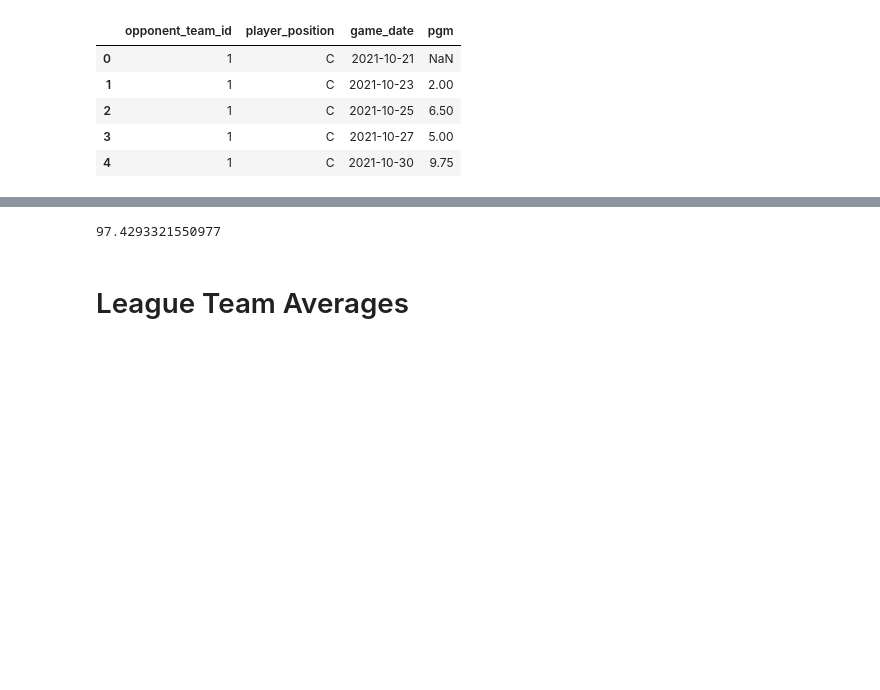
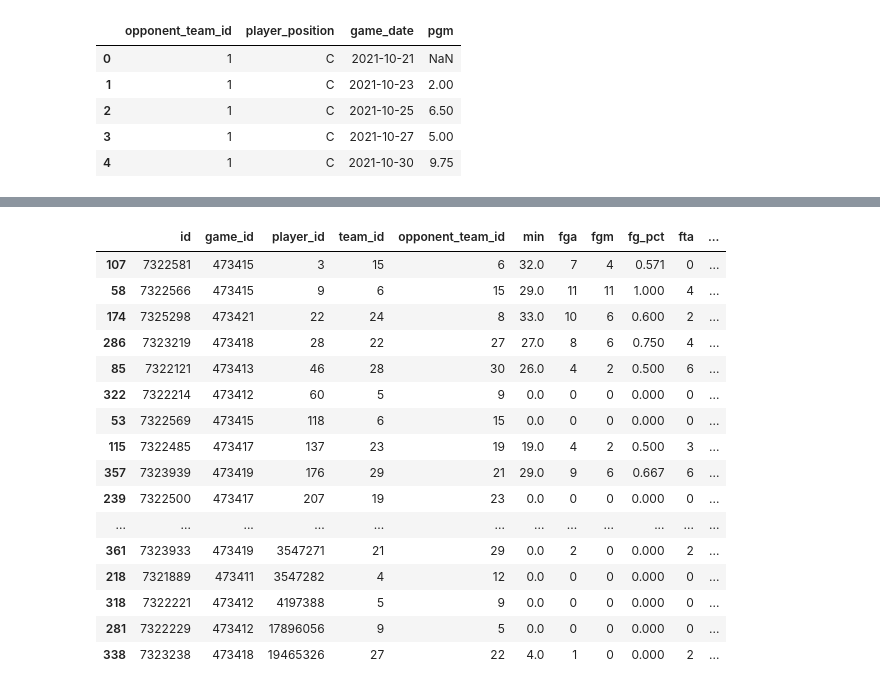
Before and after one commit to curtishiga/NBAstats, a Jupyter notebook: NBA Analysis.ipynb, the cells around one changed output, grey strips where cells are left out. Cells and saved outputs as stored; diff of their text form; code cells hidden in the pictures; blank space fills up the shorter version.

```diff
--- a/NBA Analysis.ipynb
+++ b/NBA Analysis.ipynb
@@ -281,10 +324,22 @@ dtype: float64
 # %%
-league_pos_rolling_sum[#(stats_dates_pos['opponent_team_id'] == 1)
-                #(league_pos_rolling_sum['player_position'] == 'C')
-                (league_pos_rolling_sum['game_date'] == '2021-10-21')
-                #& (league_pos_rolling_sum['min'].notna())
-            ]['pts_per36'].sum()
+stats_dates_pos[(stats_dates_pos['game_date'] == '2021-10-20')
+               & (stats_dates_pos['player_position'] == 'C')
+               & (stats_dates_pos['min'].notna())]#['pts_per36'].mean()
 # %% [output]
-97.4293321550977
+|  | id | game_id | player_id | team_id | opponent_team_id | min | fga | fgm | fg_pct | fta | ... |
+| 107 | 7322581 | 473415 | 3 | 15 | 6 | 32.0 | 7 | 4 | 0.571 | 0 | ... |
+| 58 | 7322566 | 473415 | 9 | 6 | 15 | 29.0 | 11 | 11 | 1.000 | 4 | ... |
+| 174 | 7325298 | 473421 | 22 | 24 | 8 | 33.0 | 10 | 6 | 0.600 | 2 | ... |
+| 286 | 7323219 | 473418 | 28 | 22 | 27 | 27.0 | 8 | 6 | 0.750 | 4 | ... |
+| 85 | 7322121 | 473413 | 46 | 28 | 30 | 26.0 | 4 | 2 | 0.500 | 6 | ... |
+| 322 | 7322214 | 473412 | 60 | 5 | 9 | 0.0 | 0 | 0 | 0.000 | 0 | ... |
+| 53 | 7322569 | 473415 | 118 | 6 | 15 | 0.0 | 0 | 0 | 0.000 | 0 | ... |
+| 115 | 7322485 | 473417 | 137 | 23 | 19 | 19.0 | 4 | 2 | 0.500 | 3 | ... |
+| 357 | 7323939 | 473419 | 176 | 29 | 21 | 29.0 | 9 | 6 | 0.667 | 6 | ... |
+| 239 | 7322500 | 473417 | 207 | 19 | 23 | 0.0 | 0 | 0 | 0.000 | 0 | ... |
+| ... | ... | ... | ... | ... | ... | ... | ... | ... | ... | ... | ... |
+| 361 | 7323933 | 473419 | 3547271 | 21 | 29 | 0.0 | 2 | 0 | 0.000 | 2 | ... |
+| 218 | 7321889 | 473411 | 3547282 | 4 | 12 | 0.0 | 0 | 0 | 0.000 | 0 | ... |
+| 318 | 7322221 | 473412 | 4197388 | 5 | 9 | 0.0 | 0 | 0 | 0.000 | 0 | ... |
+| 281 | 7322229 | 473412 | 17896056 | 9 | 5 | 0.0 | 0 | 0 | 0.000 | 0 | ... |
+| 338 | 7323238 | 473418 | 19465326 | 27 | 22 | 4.0 | 1 | 0 | 0.000 | 2 | ... |
-# %% [markdown]
-# League Team Averages
```
Also changed, not shown: parts of 49 cells of this notebook, 1 other file.
